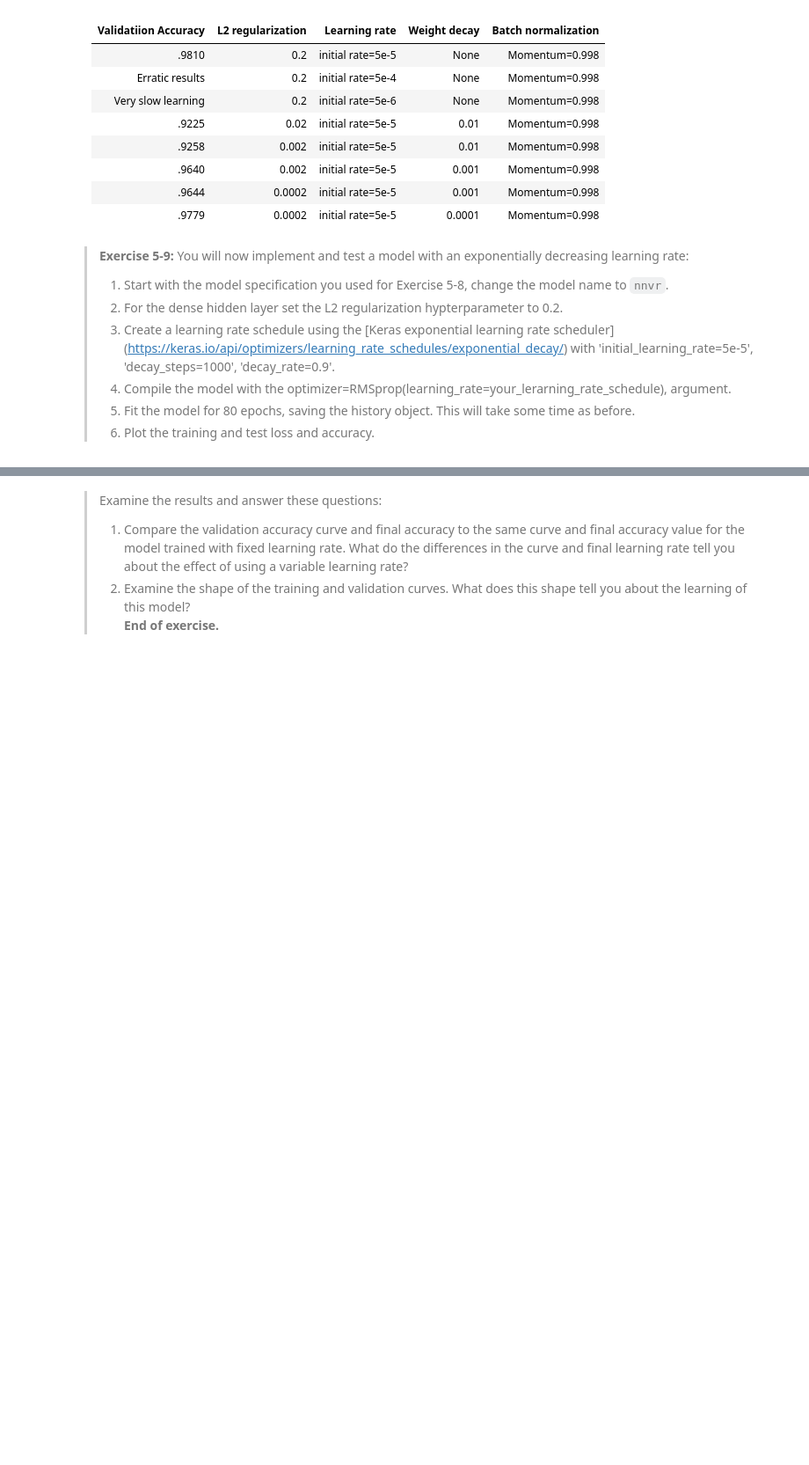
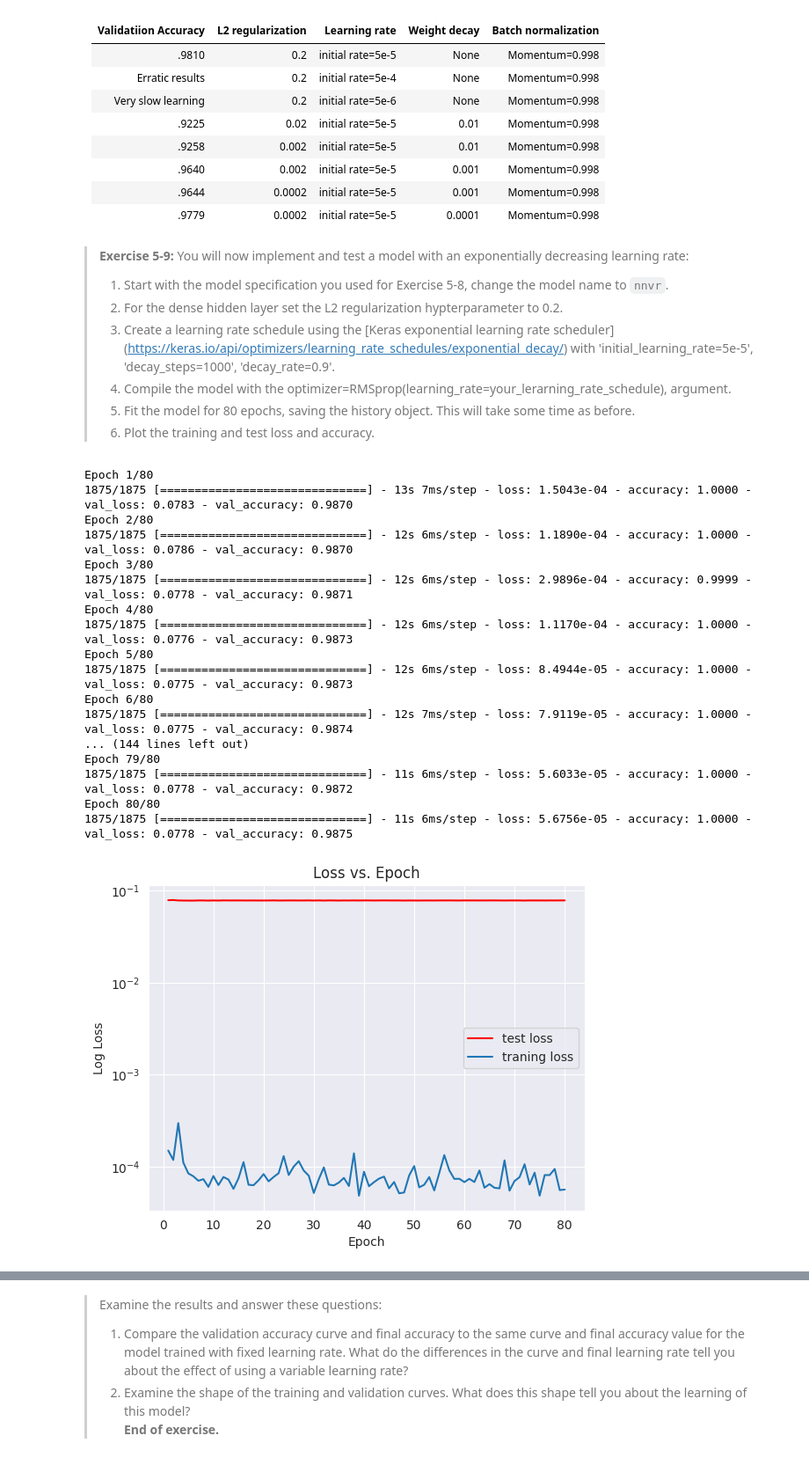
Before and after one commit to whendo/CSCI-E25, a Jupyter notebook: Labs/5_IntrotoDeepForwardNetworksForCV.ipynb, the cells around one changed output, grey strips where cells are left out. Shown at 88% size. Cells and saved outputs as stored; diff of their text form; code cells hidden in the pictures; blank space fills up the shorter version.

```diff
--- a/Labs/5_IntrotoDeepForwardNetworksForCV.ipynb
+++ b/Labs/5_IntrotoDeepForwardNetworksForCV.ipynb
@@ -1006,0 +1009,35 @@ The foregoing model training appears to have worked rather well. But, can we do
+# %%
+## Your code goes here
+# Start with the model specification you used for Exercise 5-8, change the model name to nnvr.
+nnvr = nnbr
+# For the dense hidden layer set the L2 regularization hypterparameter to 0.2.
+in_layer, hidden_layer, batch_layer, output_layer = nnvr.layers
+hidden_layer.kernel_regularizer = tf.keras.regularizers.l2(0.2)
+# Create a learning rate schedule using the [Keras exponential learning rate scheduler] (https://keras.io/api/optimizers/ learning_rate_schedules/exponential_decay/) with 'initial_learning_rate=5e-5', 'decay_steps=1000', 'decay_rate=0.9'.
+lr_schedule = tf.keras.optimizers.schedules.ExponentialDecay(initial_learning_rate=5e-5, decay_steps=1000, decay_rate=0.9)
+# Compile the model with the optimizer=RMSprop(learning_rate=your_lerarning_rate_schedule), argument.
+nnvr.compile(optimizer=tf.keras.optimizers.RMSprop(learning_rate=lr_schedule), loss='categorical_crossentropy', metrics=['accuracy'])
+# Fit the model for 80 epochs, saving the history object. This will take some time as before.
+history_nnvr = nnvr.fit(train_images, train_labels, epochs=80, validation_data=(test_images, test_labels))
+# Plot the training and test loss and accuracy.
+plot_loss(history_nnvr)
+plot_accuracy(history_nnvr)
+# %% [output]
+Epoch 1/80
+1875/1875 [==============================] - 13s 7ms/step - loss: 1.5043e-04 - accuracy: 1.0000 - val_loss: 0.0783 - val_accuracy: 0.9870
+Epoch 2/80
+1875/1875 [==============================] - 12s 6ms/step - loss: 1.1890e-04 - accuracy: 1.0000 - val_loss: 0.0786 - val_accuracy: 0.9870
+Epoch 3/80
+1875/1875 [==============================] - 12s 6ms/step - loss: 2.9896e-04 - accuracy: 0.9999 - val_loss: 0.0778 - val_accuracy: 0.9871
+Epoch 4/80
+1875/1875 [==============================] - 12s 6ms/step - loss: 1.1170e-04 - accuracy: 1.0000 - val_loss: 0.0776 - val_accuracy: 0.9873
+Epoch 5/80
+1875/1875 [==============================] - 12s 6ms/step - loss: 8.4944e-05 - accuracy: 1.0000 - val_loss: 0.0775 - val_accuracy: 0.9873
+Epoch 6/80
+1875/1875 [==============================] - 12s 7ms/step - loss: 7.9119e-05 - accuracy: 1.0000 - val_loss: 0.0775 - val_accuracy: 0.9874
+... (144 lines left out)
+Epoch 79/80
+1875/1875 [==============================] - 11s 6ms/step - loss: 5.6033e-05 - accuracy: 1.0000 - val_loss: 0.0778 - val_accuracy: 0.9872
+Epoch 80/80
+1875/1875 [==============================] - 11s 6ms/step - loss: 5.6756e-05 - accuracy: 1.0000 - val_loss: 0.0778 - val_accuracy: 0.9875
+[figure, added]
```
Also changed, not shown: parts of 18 cells of this notebook.
